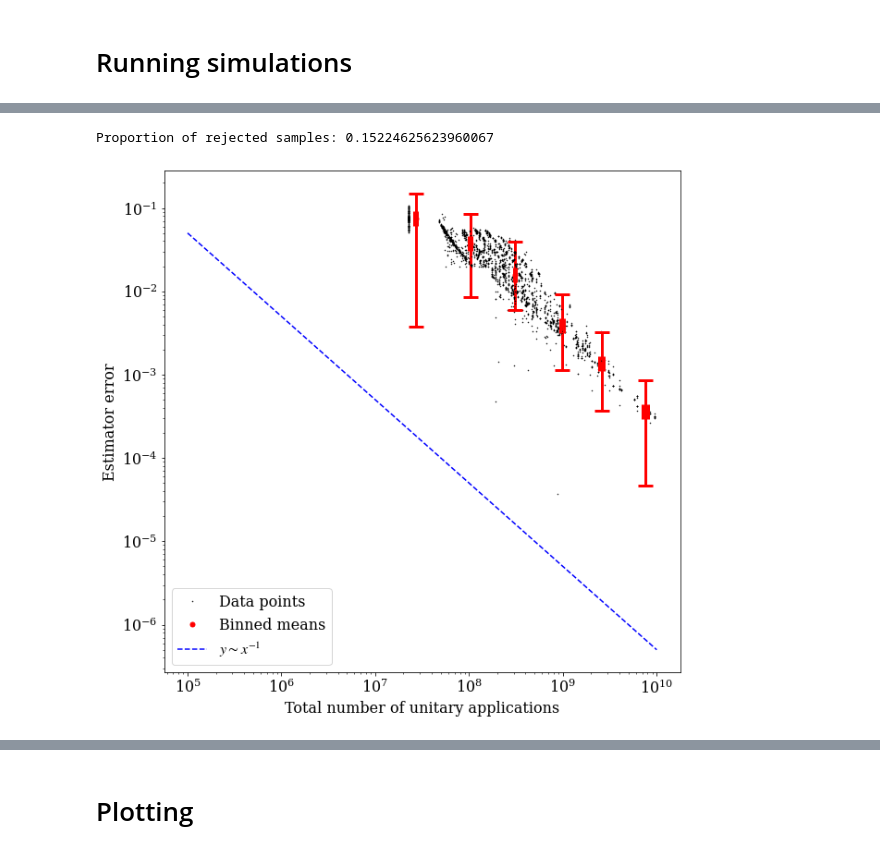
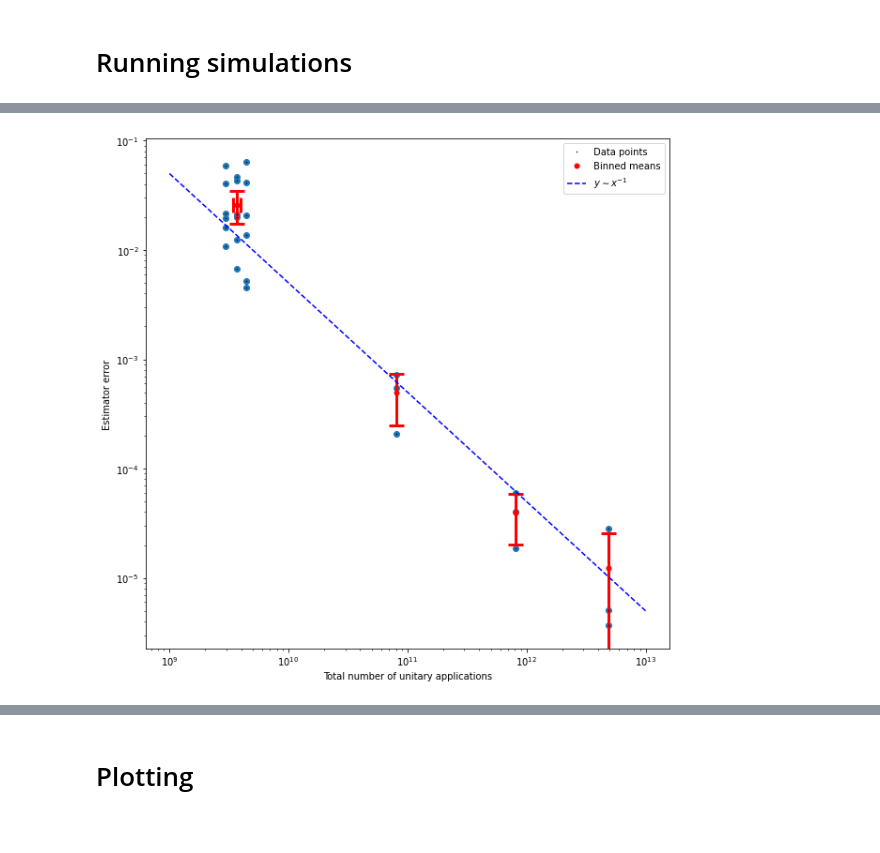
Before and after one commit to alicjadut/qpe, a Jupyter notebook: Extended_error_analysis-Copy1.ipynb, the cells around one changed output, grey strips where cells are left out. Cells and saved outputs as stored; diff of their text form; code cells hidden in the pictures.

Commit message:
collecting errors changed: keep the final estimates only, reach Heisenberg limit by decreasing final_error, do not reject data, keep mean error

```diff
--- a/Extended_error_analysis-Copy1.ipynb
+++ b/Extended_error_analysis-Copy1.ipynb
@@ -28,13 +10,0 @@ cutoff = 0.3 / num_phases
-# %%
-method = 'qeep'
-delta = 0.15
-
-confidence_alpha = 0.1
-confidence_beta = 0.001
-
-max_order = 5
-costs, est_errors, failure_booleans = eaf.run_estimation_errors(
-    method, num_phases, max_order, delta, confidence_alpha, confidence_beta, cutoff, num_repetitions)
-
-print('Proportion of simulations finished before the last order:',
-      np.sum([len(f)<max_order+1 for f in failure_booleans])/num_repetitions)
@@ -58,0 +11,16 @@ Proportion of simulations finished before the last order: 0.19
+# %%
+final_errors = [1e-2, 1e-3, 1e-4]
+num_phases = 3
+alpha = 2
+gamma = 1
+eps = 0.1
+eps0 = 0.09
+num_repetitions = 3
+
+cutoff = 0.3 / num_phases
+# %%
+method = 'qeep-cons'
+
+costs, est_errors, failure_booleans = eaf.run_estimation_errors(
+    final_errors,
+    method, num_phases, eps, eps0, alpha, gamma, cutoff, num_repetitions)
@@ -59,9 +58,10 @@ Proportion of simulations finished before the last order: 0.19
 # %%
 plt.figure(figsize = (10, 10))
-eaf.plot_estimation_errors(costs, est_errors)
-plt.plot(np.linspace(1e5, 1e10), 5000/np.linspace(1e5, 1e10), 'b--', label = r'$y \sim x^{-1}$')
+#eaf.
+plot_estimation_errors(costs, est_errors)
+plt.scatter([c for c in costs], [e for e in est_errors])
+plt.plot(np.linspace(1e9, 1e13), 5e7/np.linspace(1e9, 1e13), 'b--', label = r'$y \sim x^{-1}$')
 plt.legend()
 plt.show()
 # %% [output]
-Proportion of rejected samples: 0.15224625623960067
-[figure, old version]
+[figure, new version]
```
Also changed, not shown: parts of 8 cells of this notebook, 2 other files.
